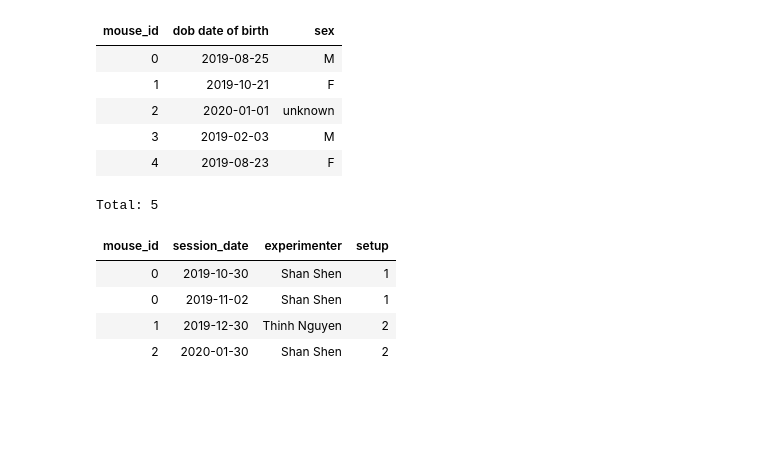
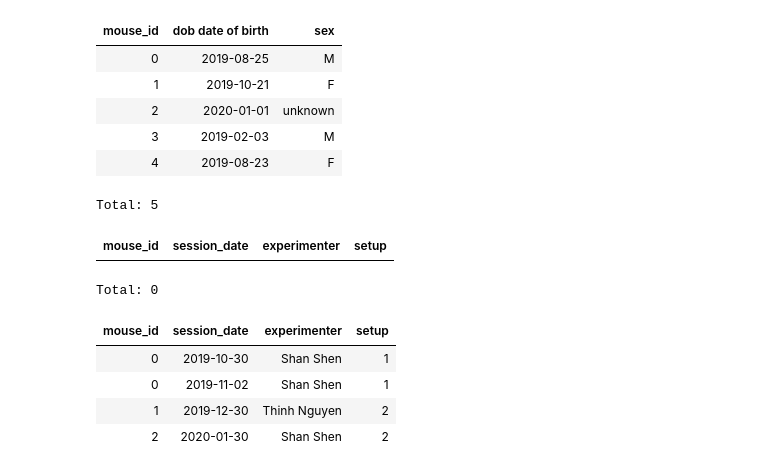
Before and after one commit to ttngu207/nwb_hackathons_2020, a Jupyter notebook: 00-DataJoint Introduction.ipynb, the cells around one changed output. Drawn from its saved outputs; the diff is of its cells as text; code cells hidden in the pictures; blank space fills up the shorter version.

```diff
--- a/00-DataJoint Introduction.ipynb
+++ b/00-DataJoint Introduction.ipynb
@@ -55,4 +66,9 @@ class Session(dj.Manual):
     experimenter       : varchar(32)
     setup              : int
     """
+# %%
+Session()
+# %% [output]
+| mouse_id | session_date | experimenter | setup |
+Total: 0
 # %%
```
Also changed, not shown: parts of 7 cells of this notebook, 3 other files.
